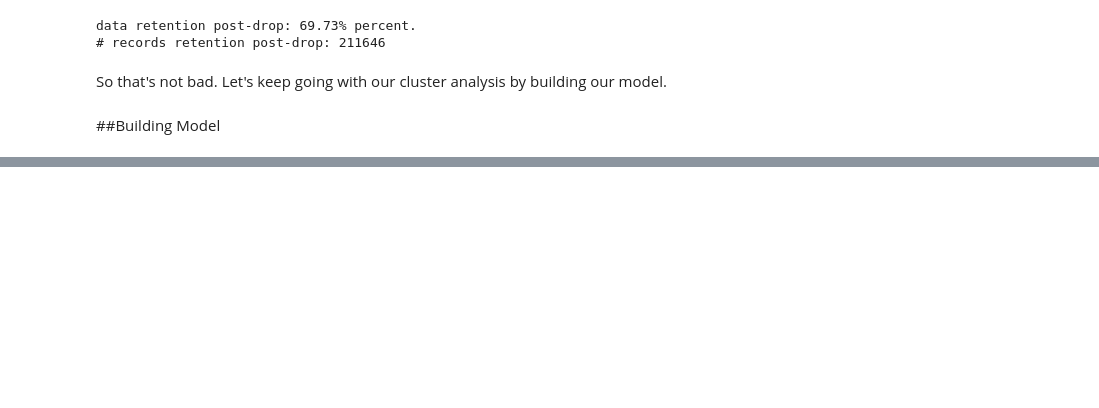
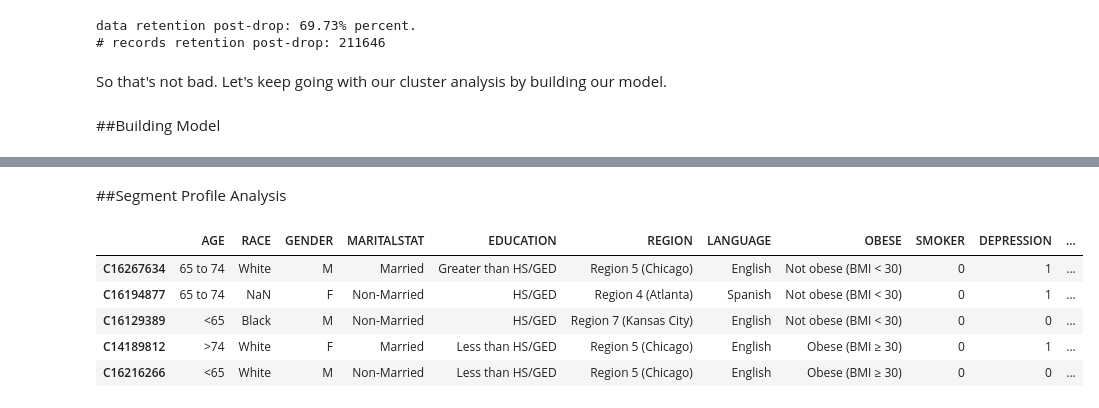
Before and after one commit to cesleem/DAT_SF_14, a Jupyter notebook: project/Cluster Analysis.ipynb, the cells around one changed output, grey strips where cells are left out. Saved outputs shown, nothing was run; the diff lists cells and outputs as text; code cells hidden in the pictures; blank space fills up the shorter version.

```diff
--- a/project/Cluster Analysis.ipynb
+++ b/project/Cluster Analysis.ipynb
@@ -70,0 +124,15 @@ for k in k_range:
+# %%
+cols = {}
+
+for k in [2,3]:
+    #instantiate KMeans model
+    km = KMeans(n_clusters=k, random_state=1)
+    #fit model to training data
+    km.fit(km_X)
+    col_name = 'segment_k_' + str(k)
+    #predict classes for km_X
+    #new df from index + predicted class
+    cols[col_name] = km.predict(km_X)
+
+km_index = km_X.index.values.tolist()
+ID_to_kmsegment = pd.DataFrame(cols, index=km_index)
@@ -70,0 +150,14 @@ for k in k_range:
+# %% [markdown]
+##Segment Profile Analysis
+# %%
+profile = pd.read_csv(os.path.join(DERIVED_DATA_PATH,'C16B_PUF_cleaned_profile.csv'), na_values=' ', index_col='ID')
+# %%
+profile_seg = pd.concat([profile, ID_to_kmsegment], axis=1, join='inner')
+profile_seg.head()
+# %% [output]
+|  | AGE | RACE | GENDER | MARITALSTAT | EDUCATION | REGION | LANGUAGE | OBESE | SMOKER | DEPRESSION | ... |
+| C16267634 | 65 to 74 | White | M | Married | Greater than HS/GED | Region 5 (Chicago) | English | Not obese (BMI < 30) | 0 | 1 | ... |
+| C16194877 | 65 to 74 | NaN | F | Non-Married | HS/GED | Region 4 (Atlanta) | Spanish | Not obese (BMI < 30) | 0 | 1 | ... |
+| C16129389 | <65 | Black | M | Non-Married | HS/GED | Region 7 (Kansas City) | English | Not obese (BMI < 30) | 0 | 0 | ... |
+| C14189812 | >74 | White | F | Married | Less than HS/GED | Region 5 (Chicago) | English | Obese (BMI ≥ 30) | 0 | 1 | ... |
+| C16216266 | <65 | White | M | Non-Married | Less than HS/GED | Region 5 (Chicago) | English | Obese (BMI ≥ 30) | 0 | 0 | ... |
```
Also changed, not shown: parts of 16 cells of this notebook, 4 other files.
